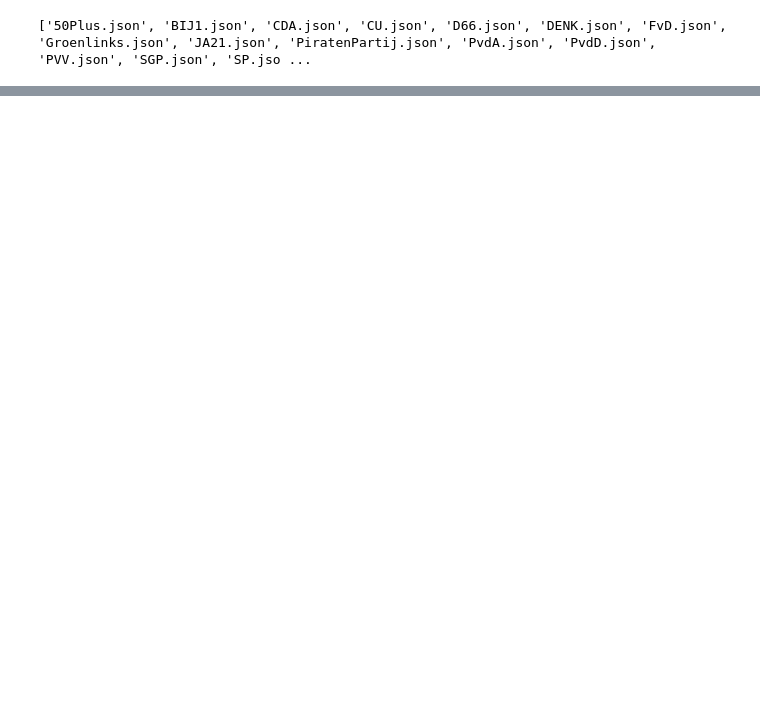
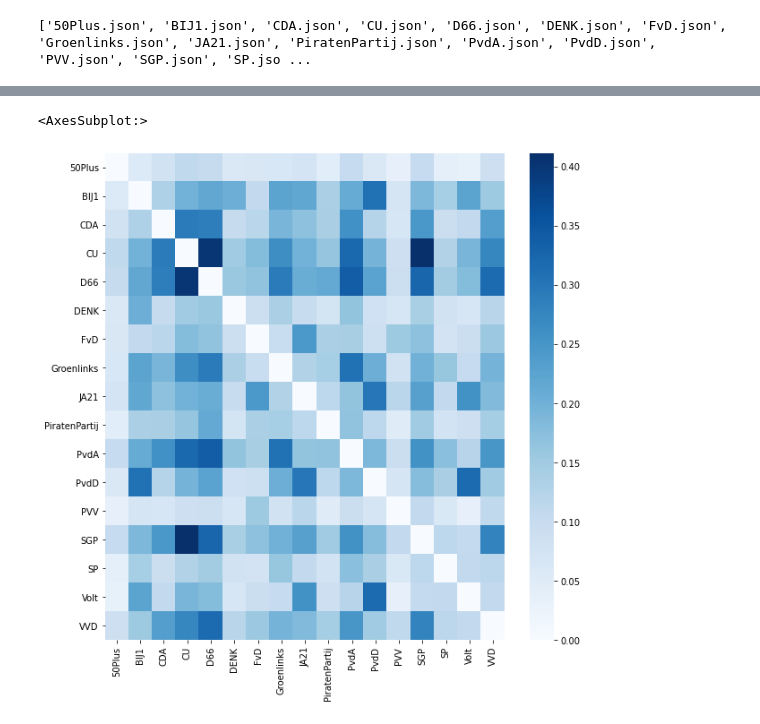
Before and after one commit to Rikkert36/verkiezingsprogramma-2021-woorden-teller, a Jupyter notebook: visualize.ipynb, the cells around one changed output, grey strips where cells are left out. Saved outputs shown, nothing was run; the diff lists cells and outputs as text; code cells hidden in the pictures; blank space fills up the shorter version.

Commit message:
Added similarity heatmap and bars

```diff
--- a/visualize.ipynb
+++ b/visualize.ipynb
@@ -56,0 +125,3 @@ for verkiezings_programma in verkiezings_programmas:
+# %%
+sim_matrix = get_sim_matrix()
+sim_matrix
@@ -56,0 +148,6 @@ for verkiezings_programma in verkiezings_programmas:
+# %%
+df = pd.DataFrame(sim_matrix)
+party_names = [verkiezings_programma.party_name for verkiezings_programma in verkiezings_programmas]
+df.columns = party_names
+df.index = party_names
+df
@@ -56,0 +173,8 @@ for verkiezings_programma in verkiezings_programmas:
+# %%
+import seaborn as sns
+ax = plt.subplots(figsize=(10, 10))
+
+sns.heatmap(df, xticklabels=True, yticklabels=True, cmap="Blues")
+# %% [output]
+<AxesSubplot:>
+[figure, added]
```
Also changed, not shown: parts of 6 cells of this notebook, 21 other files.
